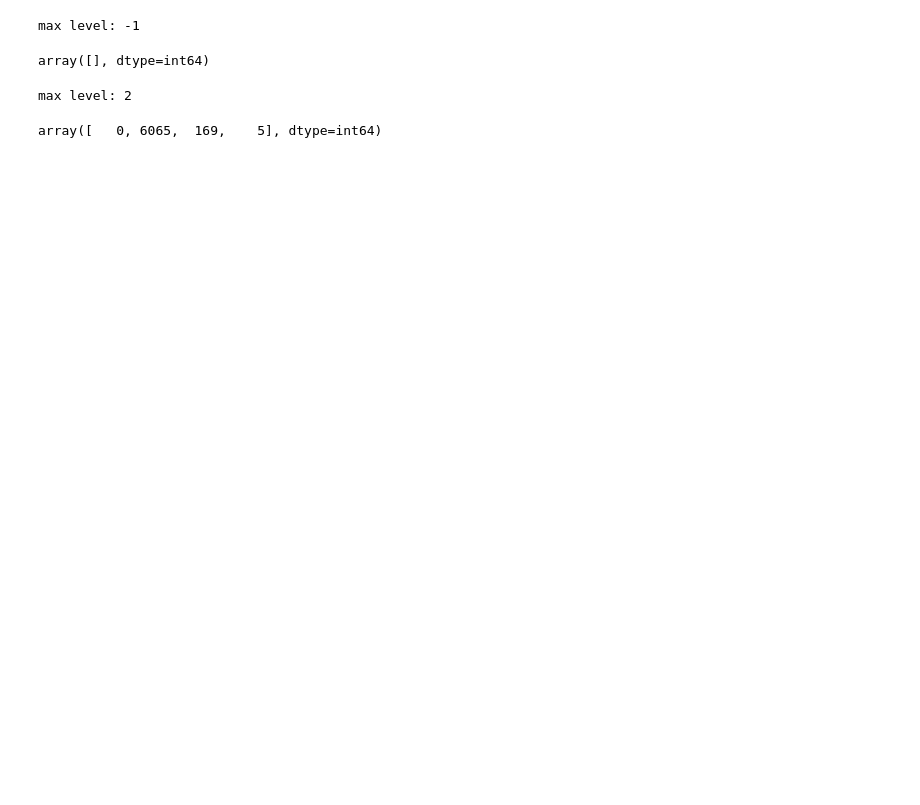
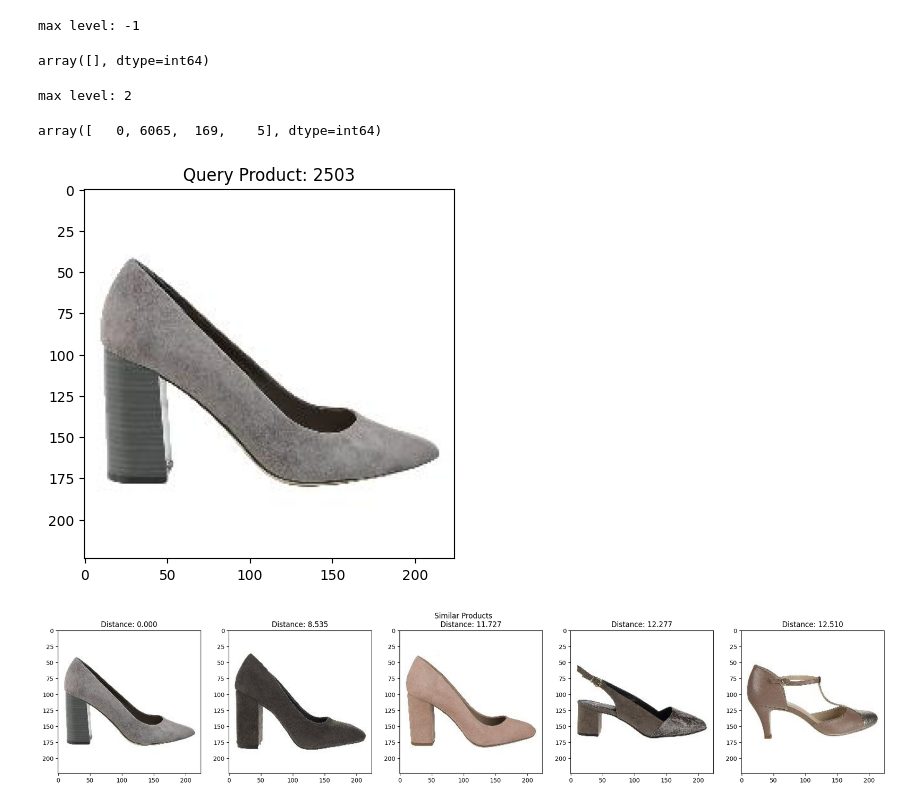
Before and after one commit to guilherme-alves-silve/vector-database-algorithm, a Jupyter notebook: notebooks/4_hnsw_similarity_search.ipynb, the cells around one changed output. Drawn from its saved outputs; the diff is of its cells as text; code cells hidden in the pictures; blank space fills up the shorter version.

```diff
--- a/notebooks/4_hnsw_similarity_search.ipynb
+++ b/notebooks/4_hnsw_similarity_search.ipynb
@@ -278,11 +285,9 @@ def plot_similar(df: pd.DataFrame, query_index: int, k=5):
     and display the k nearest neighbors
     """
 
-    distances = []
-    nearest_indices = []
-    for (dist, idx) in index.search(query_index, k=k):
-        distances.append(dist)
-        nearest_indices.append(idx)
+    query = np.expand_dims(embeddings[query_index], axis=0)
+    distances, nearest_indices = index.search(query, k=k)
+    distances, nearest_indices = np.squeeze(distances), np.squeeze(nearest_indices)
 
     # Plot input image
     with Image.open(df["img_path"][query_index]) as img:
@@ -300,3 +305,8 @@ def plot_similar(df: pd.DataFrame, query_index: int, k=5):
             plt.imshow(img)
             plt.title(f"Distance: {distances[idx]:.3f}")
     plt.tight_layout()
+# %%
+plot_similar(df=image_df, query_index=randint(0, len(embeddings)))
+# %% [output]
+[figure, added]
+[figure, added]
```
Also changed, not shown: parts of 11 cells of this notebook, 3 other files.
